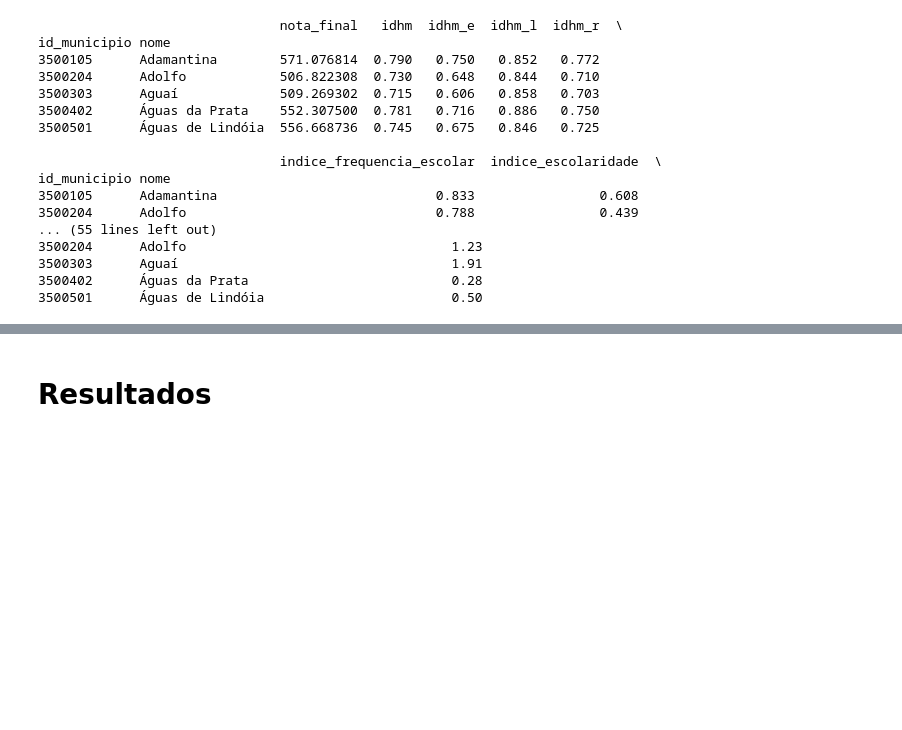
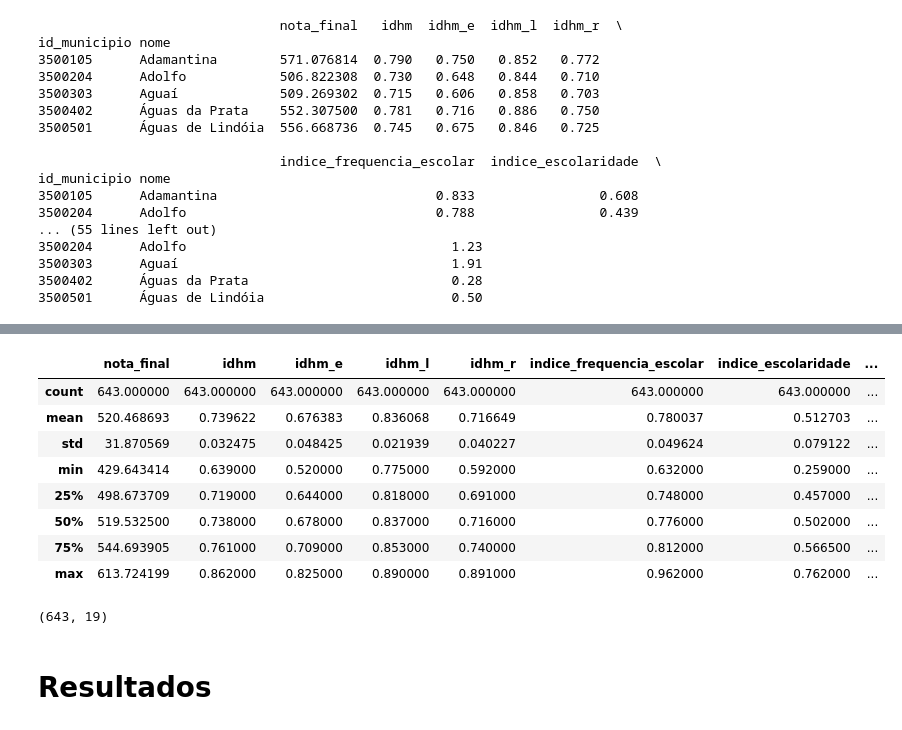
Before and after one commit to lsterra/trabalho_final_metodos_2026, a Jupyter notebook: analise_enem_sp_infraestrutura.ipynb, the cells around one changed output, grey strips where cells are left out. Saved outputs shown, nothing was run; the diff lists cells and outputs as text; code cells hidden in the pictures; blank space fills up the shorter version.

```diff
--- a/analise_enem_sp_infraestrutura.ipynb
+++ b/analise_enem_sp_infraestrutura.ipynb
@@ -106,3 +190,19 @@ id_municipio nome
+# %%
+df_final.describe()
+# %% [output]
+|  | nota_final | idhm | idhm_e | idhm_l | idhm_r | indice_frequencia_escolar | indice_escolaridade | ... |
+| count | 643.000000 | 643.000000 | 643.000000 | 643.000000 | 643.000000 | 643.000000 | 643.000000 | ... |
+| mean | 520.468693 | 0.739622 | 0.676383 | 0.836068 | 0.716649 | 0.780037 | 0.512703 | ... |
+| std | 31.870569 | 0.032475 | 0.048425 | 0.021939 | 0.040227 | 0.049624 | 0.079122 | ... |
+| min | 429.643414 | 0.639000 | 0.520000 | 0.775000 | 0.592000 | 0.632000 | 0.259000 | ... |
+| 25% | 498.673709 | 0.719000 | 0.644000 | 0.818000 | 0.691000 | 0.748000 | 0.457000 | ... |
+| 50% | 519.532500 | 0.738000 | 0.678000 | 0.837000 | 0.716000 | 0.776000 | 0.502000 | ... |
+| 75% | 544.693905 | 0.761000 | 0.709000 | 0.853000 | 0.740000 | 0.812000 | 0.566500 | ... |
+| max | 613.724199 | 0.862000 | 0.825000 | 0.890000 | 0.891000 | 0.962000 | 0.762000 | ... |
+# %%
+df_final.shape
+# %% [output]
+(643, 19)
 # %% [markdown]
 # Resultados
 # %% [markdown]
```
Also changed, not shown: parts of 11 cells of this notebook.
